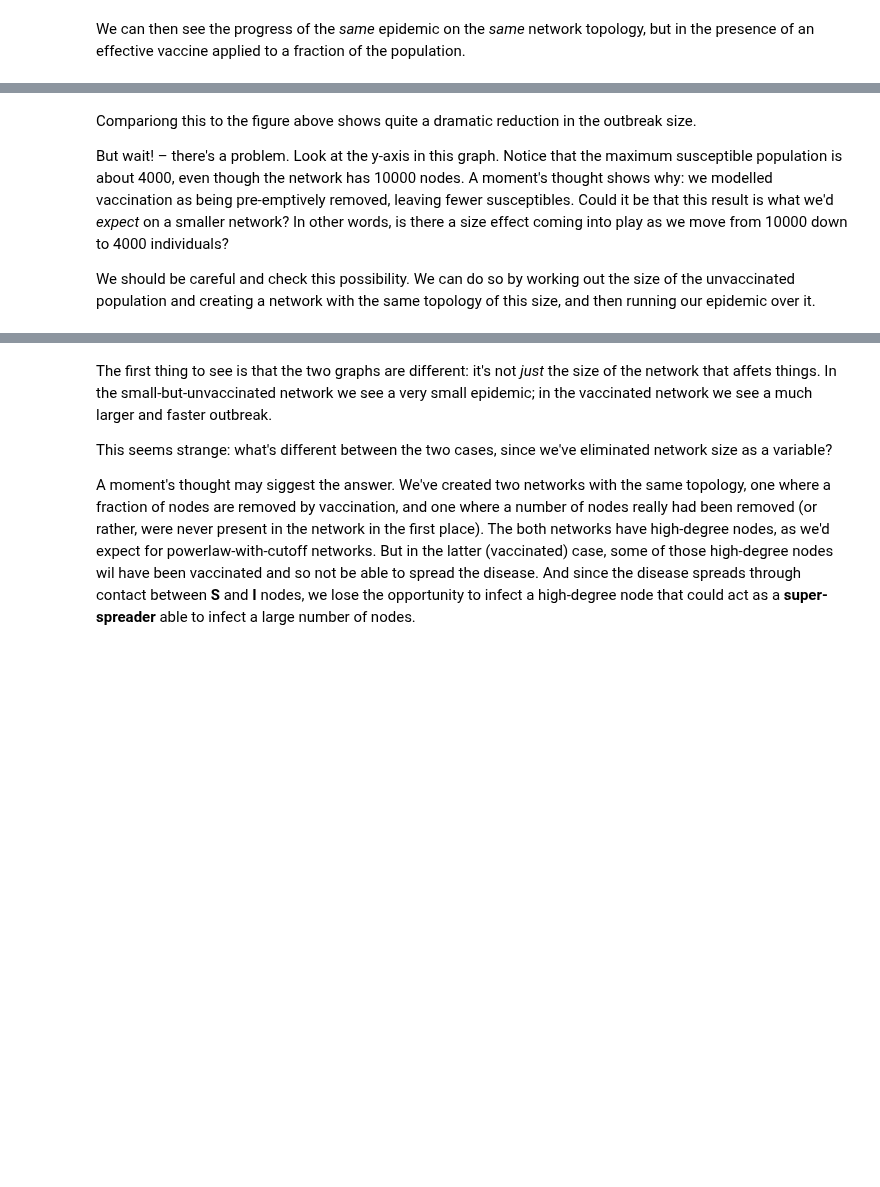
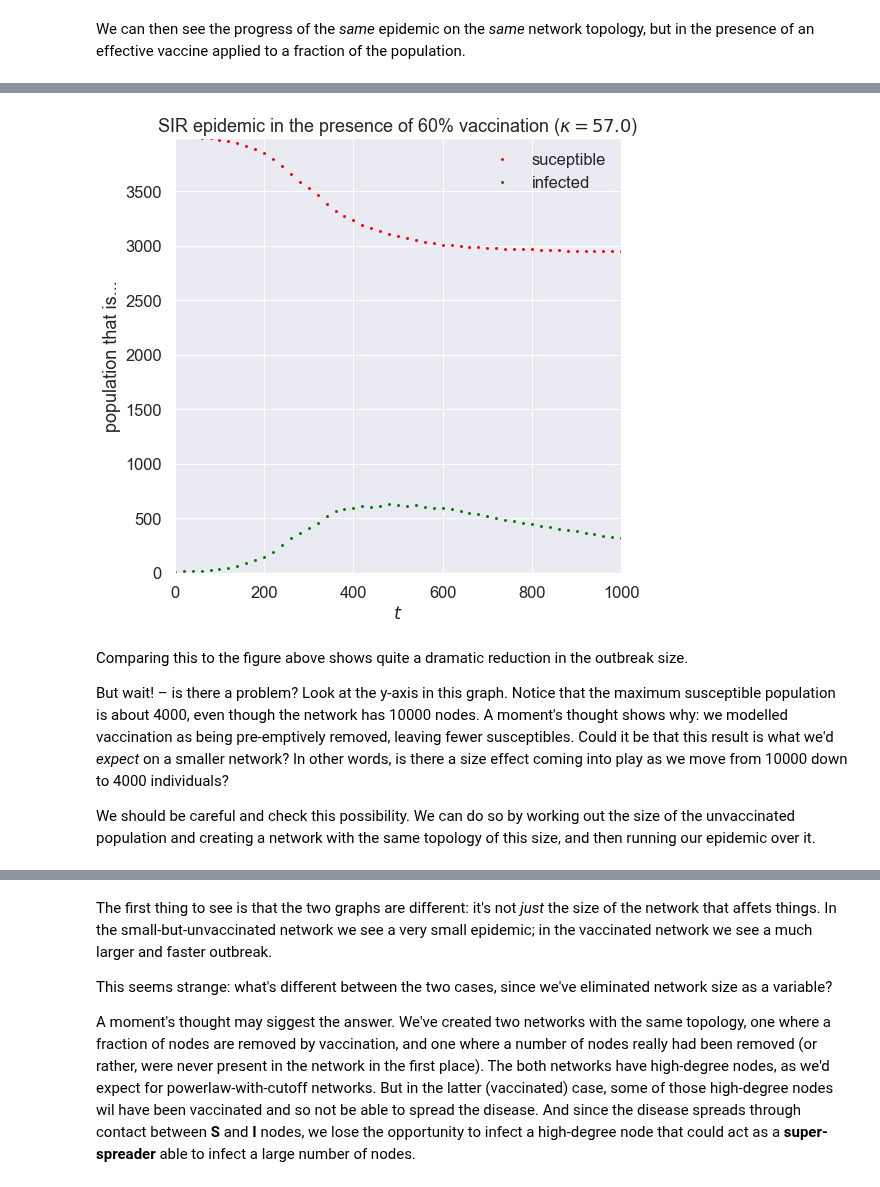
Before and after one commit to simoninireland/introduction-to-epidemics, a Jupyter notebook: src/vaccination.ipynb, the cells around one changed output, grey strips where cells are left out. Drawn from its saved outputs; the diff is of its cells as text; code cells hidden in the pictures; blank space fills up the shorter version.

Commit message:
Changed figures to PNG

```diff
--- a/src/vaccination.ipynb
+++ b/src/vaccination.ipynb
@@ -41,10 +41,11 @@ import mpmath
 
 import matplotlib
 %matplotlib inline
-%config InlineBackend.figure_format = 'svg'
+%config InlineBackend.figure_format = 'png'
 import matplotlib.pyplot as plt
 import seaborn
 matplotlib.style.use('seaborn')
+seaborn.set_context("notebook", font_scale=1.5)
 # %%
 class MonitoredSIR(epydemic.SIR, epydemic.Monitor):
 
@@ -218,7 +219,7 @@ class MonitoredVaccinatedSIR(epydemic.SIR, epydemic.Monitor):
         # change the initial compartment probabilities to vaccinate (remove) some fraction
         pInfected = params[epydemic.SIR.P_INFECTED]
         pVaccinated = params[self.P_VACCINATED]
-        self.changeCompartmentInitialOccupancy(epydemic.EIR.INFECTED, pInfected)
+        self.changeCompartmentInitialOccupancy(epydemic.SIR.INFECTED, pInfected)
         self.changeCompartmentInitialOccupancy(epydemic.SIR.REMOVED, pVaccinated)
         self.changeCompartmentInitialOccupancy(epydemic.SIR.SUSCEPTIBLE, 1.0 - pInfected - pVaccinated)
 
@@ -243,7 +244,7 @@ df = lab.dataframe()
 # %% [markdown]
 We can then see the progress of the *same* epidemic on the *same* network topology, but in the presence of an effective vaccine applied to a fraction of the population.
 # %%
-fig = plt.figure(figsize=(6, 6))
+fig = plt.figure(figsize=(8, 8))
 ax = fig.gca()
 
 rc = df[df[MonitoredVaccinatedSIR.P_VACCINATED] == 0.6]
@@ -270,7 +270,8 @@ plt.show()
+[figure, added]
 # %% [markdown]
-Compariong this to the figure above shows quite a dramatic reduction in the outbreak size.
+Comparing this to the figure above shows quite a dramatic reduction in the outbreak size.
 
-But wait! &ndash; there's a problem. Look at the y-axis in this graph. Notice that the maximum susceptible population is about 4000, even though the network has 10000 nodes. A moment's thought shows why: we modelled vaccination as being  pre-emptively removed, leaving fewer susceptibles. Could it be that this result is what we'd *expect* on a smaller network? In other words, is there a size effect coming into play as we move from 10000 down to 4000 individuals?
+But wait! &ndash; is there a problem? Look at the y-axis in this graph. Notice that the maximum susceptible population is about 4000, even though the network has 10000 nodes. A moment's thought shows why: we modelled vaccination as being  pre-emptively removed, leaving fewer susceptibles. Could it be that this result is what we'd *expect* on a smaller network? In other words, is there a size effect coming into play as we move from 10000 down to 4000 individuals?
 
 We should be careful and check this possibility. We can do so by working out the size of the unvaccinated population and creating a network with the same topology of this size, and then running our epidemic over it.
 # %%
```
Also changed, not shown: parts of 12 cells of this notebook.
